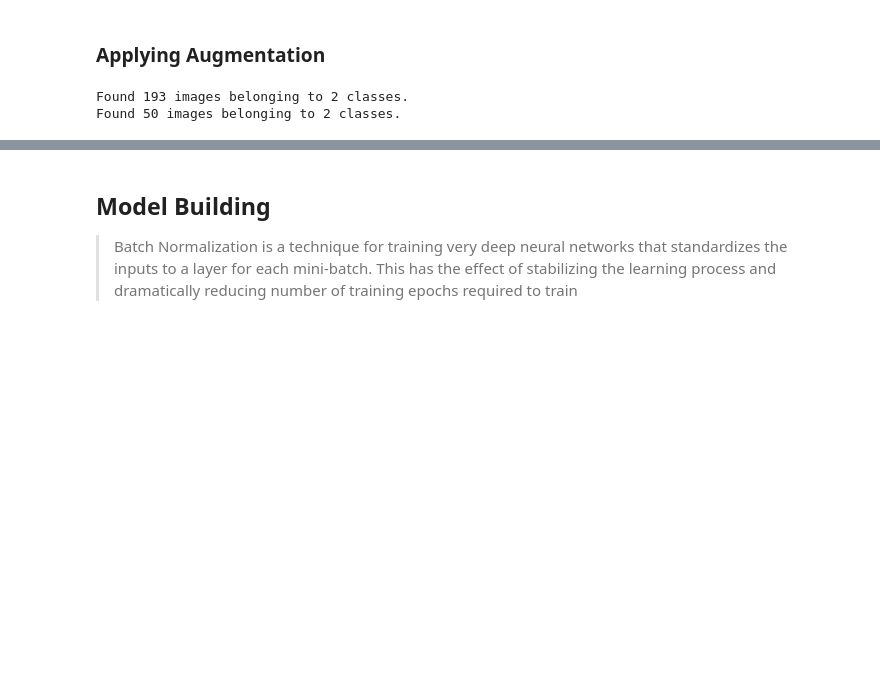
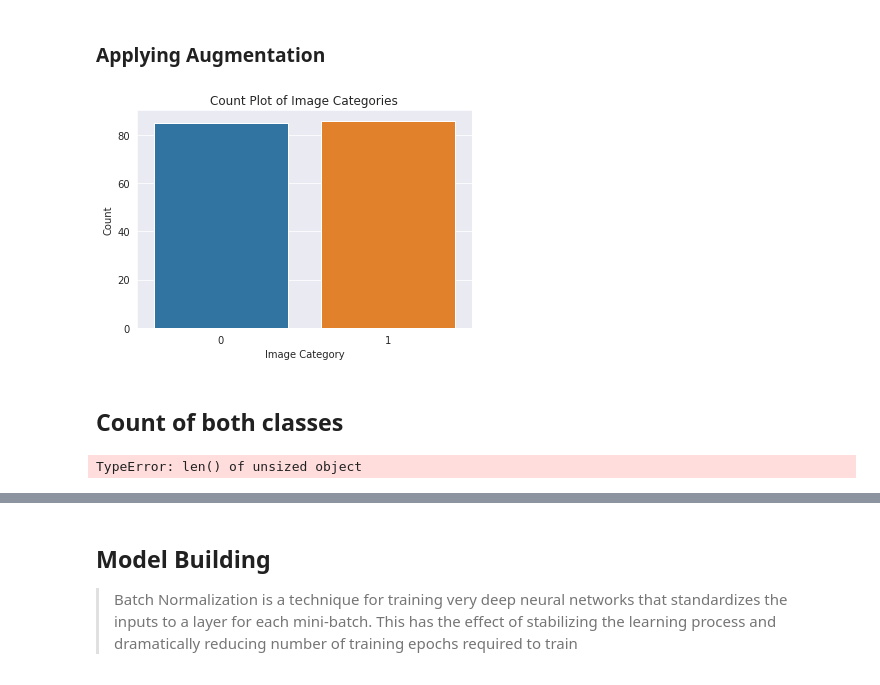
Before and after one commit to karan842/kaggle-notebooks, a Jupyter notebook: brain-tumor-detection.ipynb, the cells around one changed output, grey strips where cells are left out. Cells and saved outputs as stored; diff of their text form; code cells hidden in the pictures; blank space fills up the shorter version.

Commit message:
Kaggle Notebook | 🧠Brain Tumor Detection(Keras+W&B) | Version 9

```diff
--- a/brain-tumor-detection.ipynb
+++ b/brain-tumor-detection.ipynb
@@ -439,4 +439,44 @@ plt.show()
 !rm -rf preview/
 # %% [markdown]
 ### Applying Augmentation
+# %%
+import os
+import numpy as np
+from sklearn.model_selection import train_test_split
+
+yes_dir = '/kaggle/input/brain-mri-images-for-brain-tumor-detection/yes/'
+no_dir = '/kaggle/input/brain-mri-images-for-brain-tumor-detection/no'
+
+# Get the list of all images in both directories
+yes_files = [os.path.join(yes_dir, f) for f in os.listdir(yes_dir) if f.endswith('.jpg')]
+no_files = [os.path.join(no_dir, f) for f in os.listdir(no_dir) if f.endswith('.jpg')]
+
+image_files = yes_files + no_files
+
+# Create a list of labels based on the image categories
+labels = [0 if 'no' in image else 1 for image in image_files]
+
+# Split the data into 80% train and 20% test
+train_data, test_data, train_labels, test_labels = train_test_split(image_files, labels, test_size=0.2, random_state=42)
+
+# Split the train data into 75% train and 25% validation
+train_data, val_data, train_labels, val_labels = train_test_split(train_data, train_labels, test_size=0.25, random_state=42)
+# %%
+# Create a list of labels based on the image categories
+labels = [0 if 'no' in image else 1 for image in image_files]
+
+# Plot the count plot
+sns.countplot(labels)
+
+# Add labels and title to the plot
+plt.xlabel('Image Category')
+plt.ylabel('Count')
+plt.title('Count Plot of Image Categories')
+
+# Show the plot
+plt.show();
+# %% [output]
+[figure, added]
+# %% [markdown]
+## Count of both classes
 # %%
@@ -456,27 +497,11 @@ train_datagen = ImageDataGenerator(
 test_datagen = ImageDataGenerator(
     preprocessing_function=preprocess_input
 )
-# %%
-train_generator = train_datagen.flow_from_directory(
-    TRAIN_DIR,
-    color_mode='rgb',
-    target_size=IMG_SIZE,
-    batch_size=32,
-    class_mode='binary',
-    seed=RANDOM_SEED
-)
-
-
-validation_generator = test_datagen.flow_from_directory(
-    VAL_DIR,
-    color_mode='rgb',
-    target_size=IMG_SIZE,
-    batch_size=16,
-    class_mode='binary',
-    seed=RANDOM_SEED
-)
-# %% [output]
-Found 193 images belonging to 2 classes.
-Found 50 images belonging to 2 classes.
+# %%
+train_generator = train_datagen.flow(train_data, train_labels)
+
+validation_generator = valid_datagen.flow(val_data,val_labels)
+# %% [output]
+TypeError: len() of unsized object
 # %%
 IMG_SIZE
```
Also changed, not shown: parts of 17 cells of this notebook.
